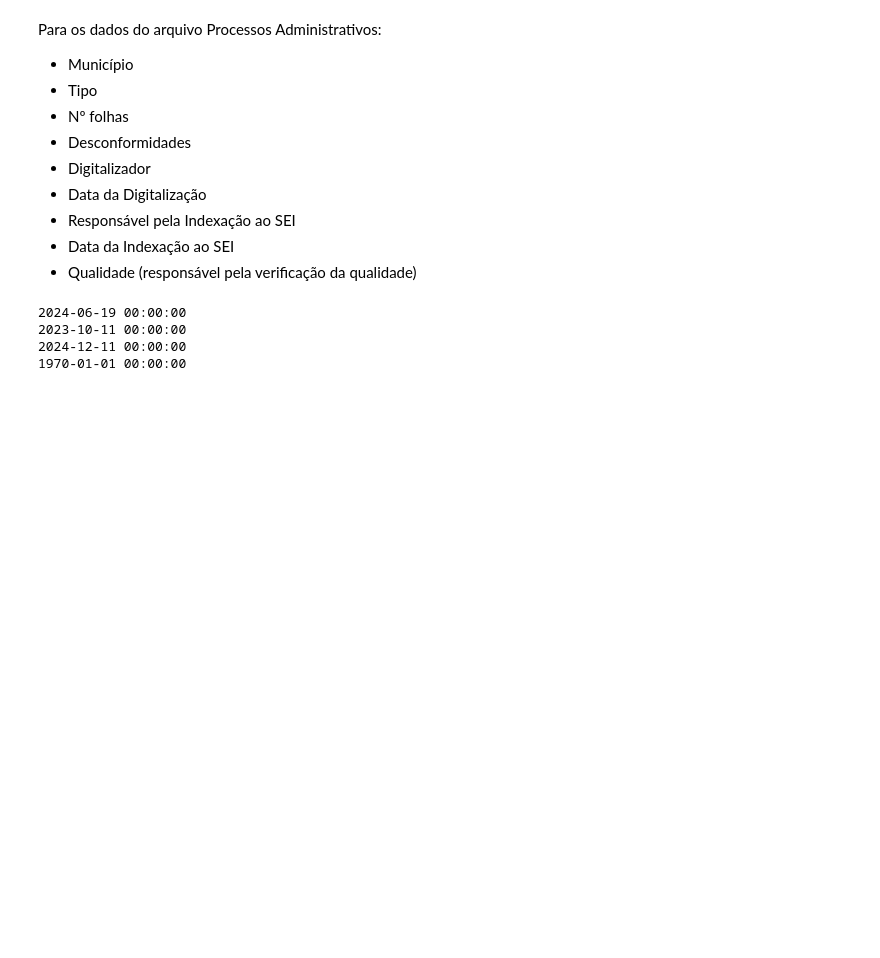
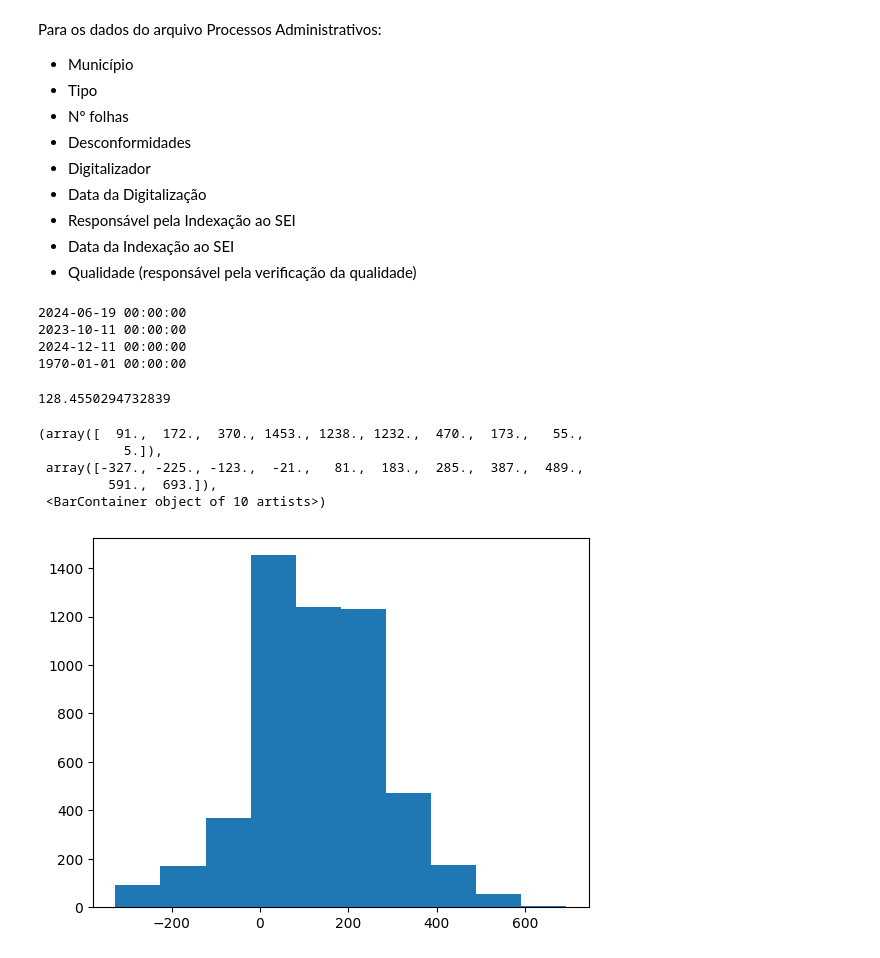
Before and after one commit to Gabxist/Prog_ap, a Jupyter notebook: Prog_ap_ANALISE_DE_DADOS.ipynb, the cells around one changed output. Cells and saved outputs as stored; diff of their text form; code cells hidden in the pictures; blank space fills up the shorter version.

```diff
--- a/Prog_ap_ANALISE_DE_DADOS.ipynb
+++ b/Prog_ap_ANALISE_DE_DADOS.ipynb
@@ -103,6 +103,18 @@ print(np.min(pa_digit['Data da Digitalização']))
 2023-10-11 00:00:00
 2024-12-11 00:00:00
 1970-01-01 00:00:00
+# %%
+a = pa_digit.loc[pa_digit['Data da Digitalização']>'2000-01-01']
+print(np.mean(a['demora indexação']))
+plt.hist(a['demora indexação'])
+# %% [output]
+128.4550294732839
+(array([  91.,  172.,  370., 1453., 1238., 1232.,  470.,  173.,   55.,
+           5.]),
+ array([-327., -225., -123.,  -21.,   81.,  183.,  285.,  387.,  489.,
+         591.,  693.]),
+ <BarContainer object of 10 artists>)
+[figure, added]
 # %%
 proc_adm['demora indexação'] = proc_adm['Data da Indexação ao SEI'] - proc_adm['Data da Digitalização']
 proc_adm['demora indexação'] = proc_adm['demora indexação'].dt.days
```
Also changed, not shown: parts of 15 cells of this notebook.
